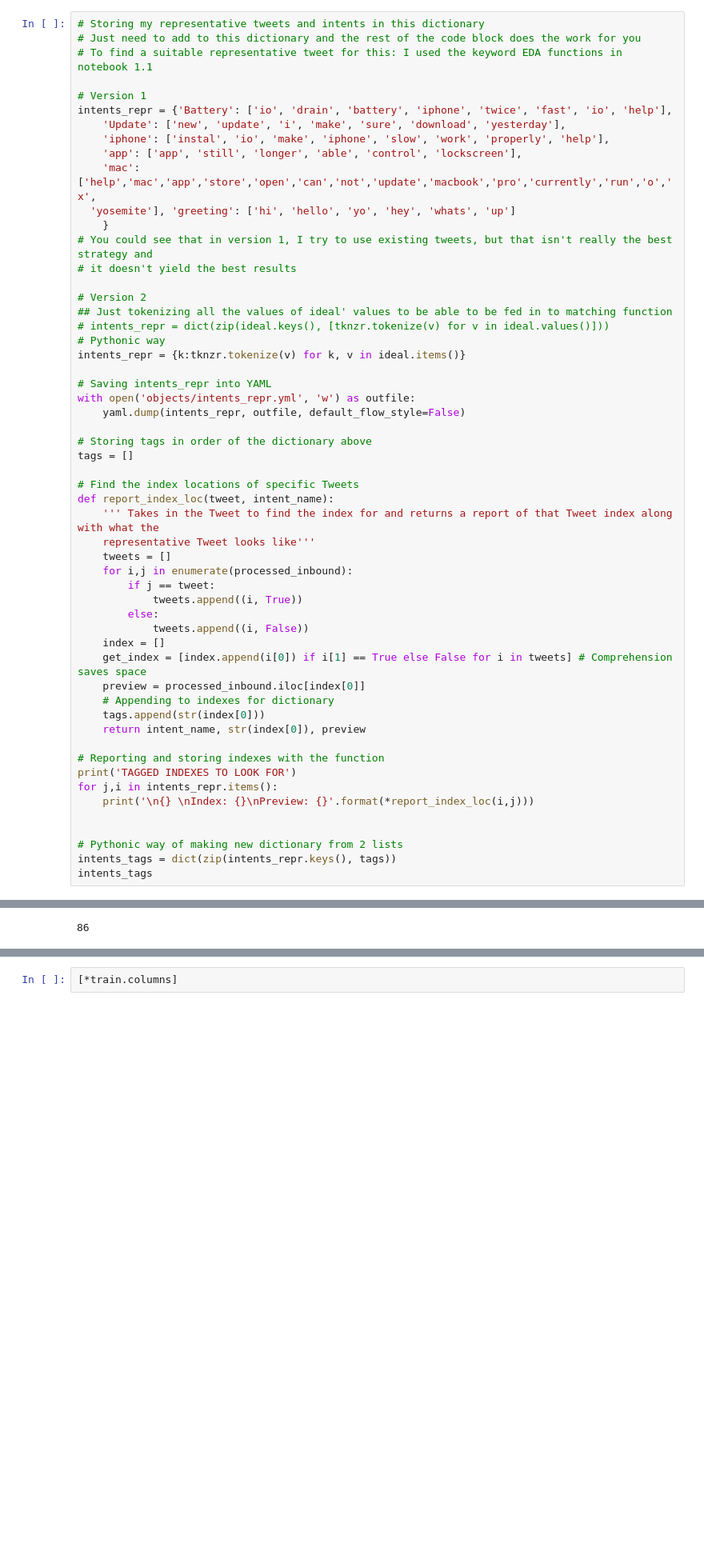
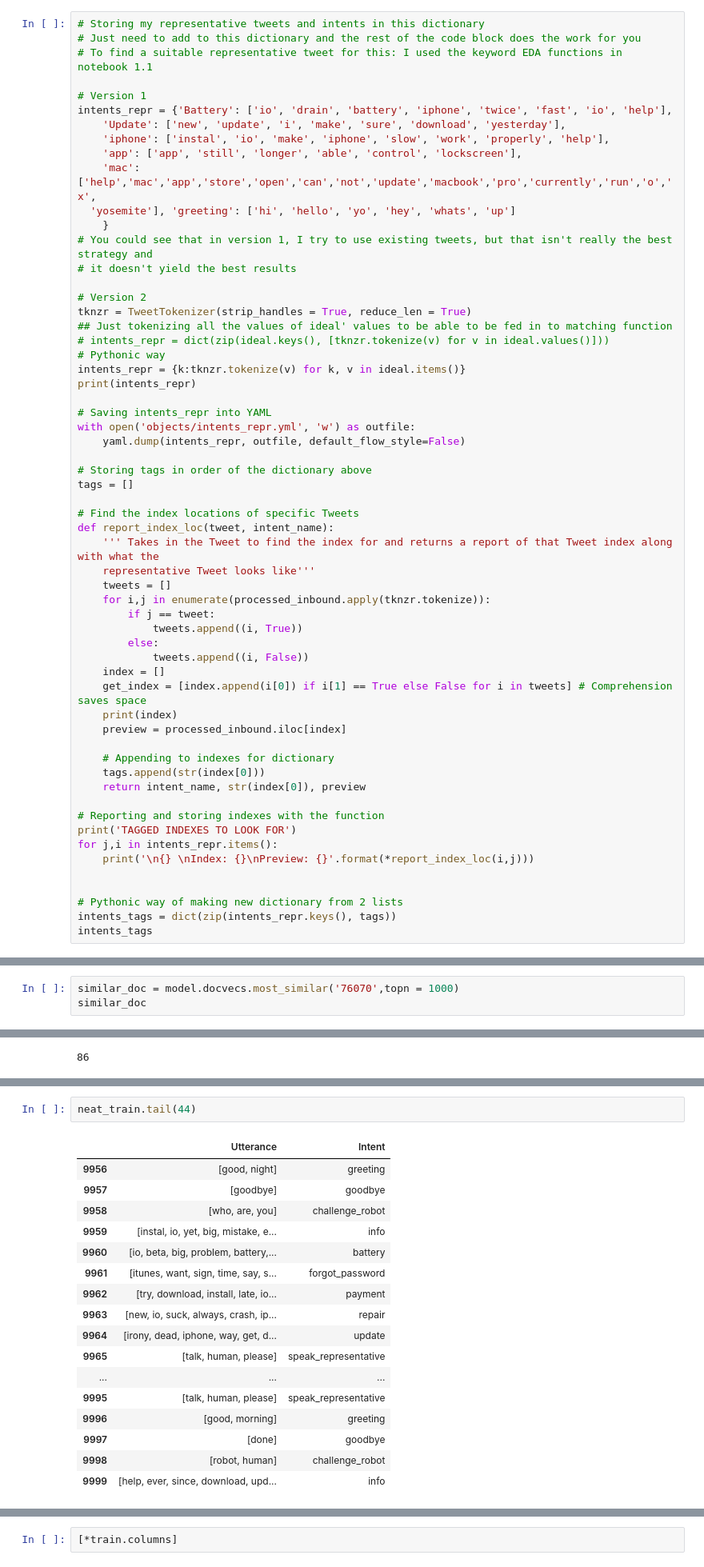
Before and after one commit to mtaruno/eve-bot, a Jupyter notebook: 2.1. Getting my NN Training Data with Doc2Vec.ipynb, the cells around one changed output, grey strips where cells are left out. Shown at 80% size. Cells and saved outputs as stored; diff of their text form; blank space fills up the shorter version.

```diff
--- a/2.1. Getting my NN Training Data with Doc2Vec.ipynb
+++ b/2.1. Getting my NN Training Data with Doc2Vec.ipynb
@@ -414,10 +431,12 @@ intents_repr = {'Battery': ['io', 'drain', 'battery', 'iphone', 'twice', 'fast',
 # it doesn't yield the best results
 
 # Version 2
+tknzr = TweetTokenizer(strip_handles = True, reduce_len = True)
 ## Just tokenizing all the values of ideal' values to be able to be fed in to matching function
 # intents_repr = dict(zip(ideal.keys(), [tknzr.tokenize(v) for v in ideal.values()]))
 # Pythonic way
 intents_repr = {k:tknzr.tokenize(v) for k, v in ideal.items()}
+print(intents_repr)
 
 # Saving intents_repr into YAML
 with open('objects/intents_repr.yml', 'w') as outfile:
@@ -431,14 +450,16 @@ def report_index_loc(tweet, intent_name):
     ''' Takes in the Tweet to find the index for and returns a report of that Tweet index along with what the
     representative Tweet looks like'''
     tweets = []
-    for i,j in enumerate(processed_inbound):
+    for i,j in enumerate(processed_inbound.apply(tknzr.tokenize)):
         if j == tweet:
             tweets.append((i, True))
         else:
             tweets.append((i, False))
     index = []
     get_index = [index.append(i[0]) if i[1] == True else False for i in tweets] # Comprehension saves space
-    preview = processed_inbound.iloc[index[0]]
+    print(index)
+    preview = processed_inbound.iloc[index]
+
     # Appending to indexes for dictionary
     tags.append(str(index[0]))
     return intent_name, str(index[0]), preview
@@ -489,0 +512,3 @@ similar_doc[:5]
+# %%
+similar_doc = model.docvecs.most_similar('76070',topn = 1000)
+similar_doc
@@ -605,2 +735,22 @@ show(neat_train)
+# %%
+neat_train.tail(44)
+# %% [output]
+|  | Utterance | Intent |
+| 9956 | [good, night] | greeting |
+| 9957 | [goodbye] | goodbye |
+| 9958 | [who, are, you] | challenge_robot |
+| 9959 | [instal, io, yet, big, mistake, e... | info |
+| 9960 | [io, beta, big, problem, battery,... | battery |
+| 9961 | [itunes, want, sign, time, say, s... | forgot_password |
+| 9962 | [try, download, install, late, io... | payment |
+| 9963 | [new, io, suck, always, crash, ip... | repair |
+| 9964 | [irony, dead, iphone, way, get, d... | update |
+| 9965 | [talk, human, please] | speak_representative |
+| ... | ... | ... |
+| 9995 | [talk, human, please] | speak_representative |
+| 9996 | [good, morning] | greeting |
+| 9997 | [done] | goodbye |
+| 9998 | [robot, human] | challenge_robot |
+| 9999 | [help, ever, since, download, upd... | info |
 # %% [markdown]
 These all actually look really promising as they all seem to have some relation to their respective buckets. An emoji escaped from my preprocessing function, but they are not so few in quantity that I feel like I don't need to remove it for now, they are just noise.
```
Also changed, not shown: parts of 47 cells of this notebook, 7 other files.
